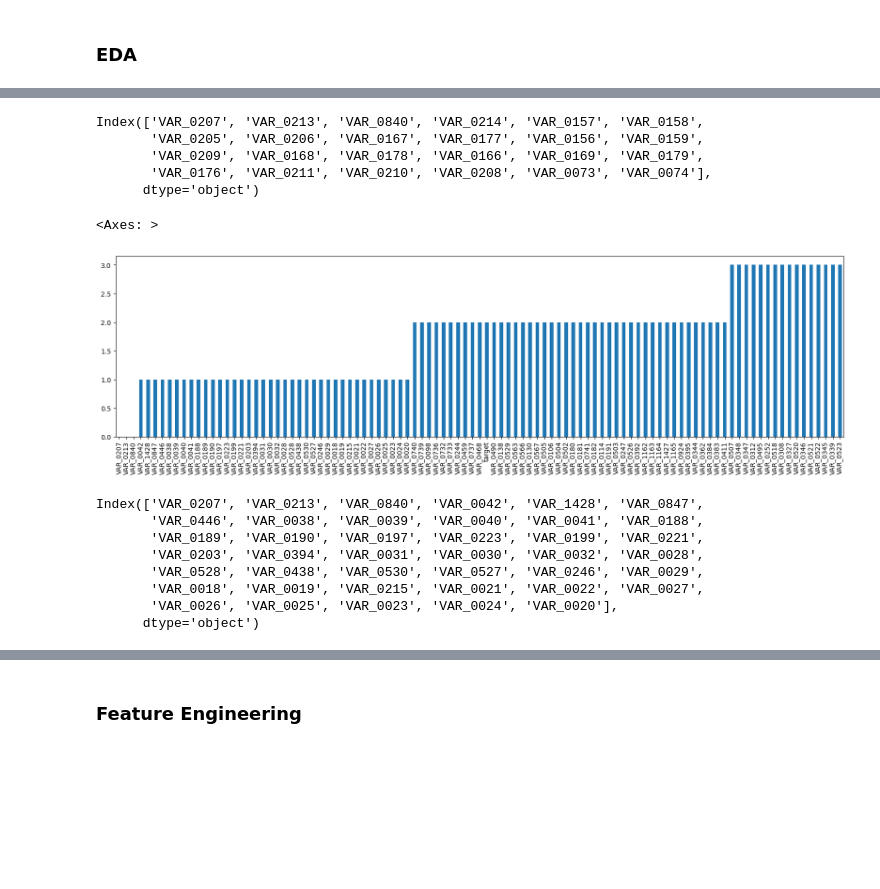
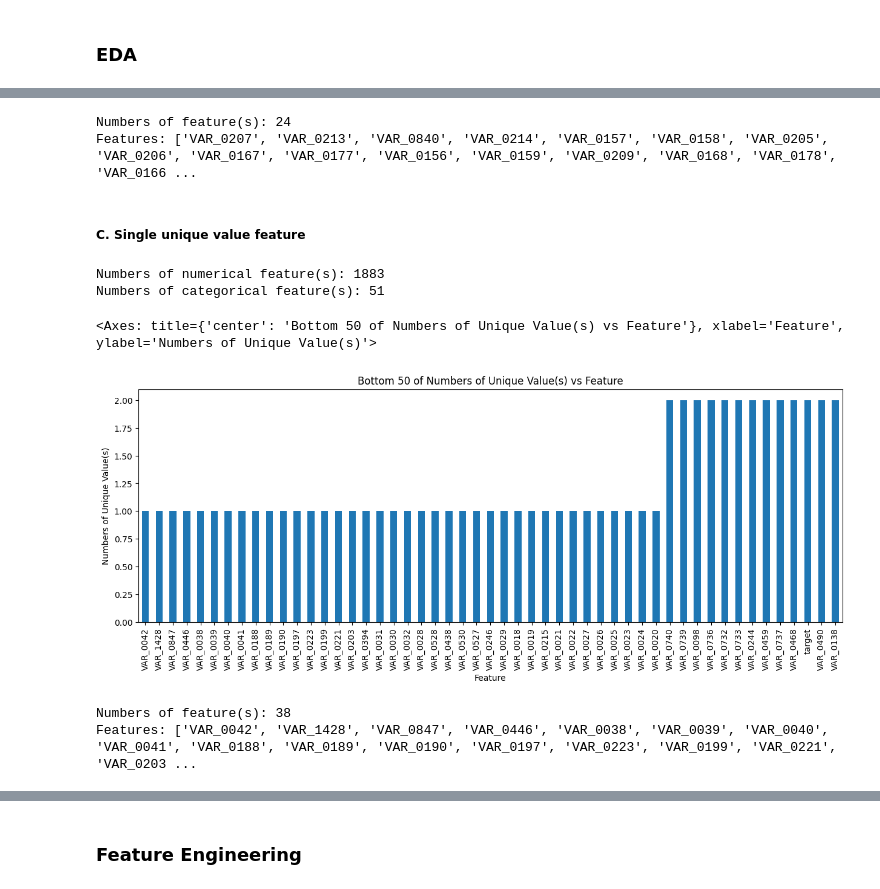
Before and after one commit to rezadzikri19/CLF-Spring-Leaf-Markeing-Response, a Jupyter notebook: marketing_classification.ipynb, the cells around one changed output, grey strips where cells are left out. Drawn from its saved outputs; the diff is of its cells as text; code cells hidden in the pictures; blank space fills up the shorter version.

```diff
--- a/marketing_classification.ipynb
+++ b/marketing_classification.ipynb
@@ -87,29 +124,38 @@ df_null_cols[:51].plot(kind='bar', figsize=(20, 5))
-# %%
-df_null_cols_70p = df_null_cols[df_null_cols > 0.6]
-df_null_cols_70p = df_null_cols_70p.index
-df_null_cols_70p
-# %% [output]
-Index(['VAR_0207', 'VAR_0213', 'VAR_0840', 'VAR_0214', 'VAR_0157', 'VAR_0158',
-       'VAR_0205', 'VAR_0206', 'VAR_0167', 'VAR_0177', 'VAR_0156', 'VAR_0159',
-       'VAR_0209', 'VAR_0168', 'VAR_0178', 'VAR_0166', 'VAR_0169', 'VAR_0179',
-       'VAR_0176', 'VAR_0211', 'VAR_0210', 'VAR_0208', 'VAR_0073', 'VAR_0074'],
-      dtype='object')
-# %%
-df_num_cols_low_var = df.select_dtypes(exclude=['object']).nunique().sort_values()
-df_num_cols_low_var[:101].plot(kind='bar', figsize=(20, 5))
-# %% [output]
-<Axes: >
-[figure, removed]
+# %%
+df_cols_null_70p = df_cols_null[df_cols_null > 0.69]
+df_cols_null_70p = df_cols_null_70p.index.to_list()
+
+print(f'Numbers of feature(s): {len(df_cols_null_70p)}\nFeatures: {df_cols_null_70p}')
+# %% [output]
+Numbers of feature(s): 24
+Features: ['VAR_0207', 'VAR_0213', 'VAR_0840', 'VAR_0214', 'VAR_0157', 'VAR_0158', 'VAR_0205', 'VAR_0206', 'VAR_0167', 'VAR_0177', 'VAR_0156', 'VAR_0159', 'VAR_0209', 'VAR_0168', 'VAR_0178', 'VAR_0166 ...
+# %% [markdown]
+##### **C. Single unique value feature**
+# %%
+df_num_cols = df.select_dtypes(exclude='category').columns
+df_cat_cols = df.select_dtypes('category').columns
+
+print(f'Numbers of numerical feature(s): {len(df_num_cols)}')
+print(f'Numbers of categorical feature(s): {len(df_cat_cols)}')
+# %% [output]
+Numbers of numerical feature(s): 1883
+Numbers of categorical feature(s): 51
+# %%
+df_num_cols_low_var = df[df_num_cols].nunique().sort_values()
+df_num_cols_low_var = df_num_cols_low_var[df_num_cols_low_var > 0][:51]
+df_num_cols_low_var.plot(kind='bar',
+                       figsize=(15, 5),
+                       title=r'Bottom 50 of Numbers of Unique Value(s) vs Feature',
+                       xlabel='Feature',
+                       ylabel='Numbers of Unique Value(s)')
+# %% [output]
+<Axes: title={'center': 'Bottom 50 of Numbers of Unique Value(s) vs Feature'}, xlabel='Feature', ylabel='Numbers of Unique Value(s)'>
+[figure, added]
 # %%
-df_num_cols_single = df_num_cols_low_var[df_num_cols_low_var <= 1]
-df_num_cols_single = df_num_cols_single.index
-df_num_cols_single
+df_num_cols_single = df_num_cols_low_var[df_num_cols_low_var == 1]
+df_num_cols_single = df_num_cols_single.index.to_list()
+
+print(f'Numbers of feature(s): {len(df_num_cols_single)}\nFeatures: {df_num_cols_single}')
 # %% [output]
-Index(['VAR_0207', 'VAR_0213', 'VAR_0840', 'VAR_0042', 'VAR_1428', 'VAR_0847',
-       'VAR_0446', 'VAR_0038', 'VAR_0039', 'VAR_0040', 'VAR_0041', 'VAR_0188',
-       'VAR_0189', 'VAR_0190', 'VAR_0197', 'VAR_0223', 'VAR_0199', 'VAR_0221',
-       'VAR_0203', 'VAR_0394', 'VAR_0031', 'VAR_0030', 'VAR_0032', 'VAR_0028',
-       'VAR_0528', 'VAR_0438', 'VAR_0530', 'VAR_0527', 'VAR_0246', 'VAR_0029',
-       'VAR_0018', 'VAR_0019', 'VAR_0215', 'VAR_0021', 'VAR_0022', 'VAR_0027',
-       'VAR_0026', 'VAR_0025', 'VAR_0023', 'VAR_0024', 'VAR_0020'],
-      dtype='object')
+Numbers of feature(s): 38
+Features: ['VAR_0042', 'VAR_1428', 'VAR_0847', 'VAR_0446', 'VAR_0038', 'VAR_0039', 'VAR_0040', 'VAR_0041', 'VAR_0188', 'VAR_0189', 'VAR_0190', 'VAR_0197', 'VAR_0223', 'VAR_0199', 'VAR_0221', 'VAR_0203 ...
```
Also changed, not shown: parts of 51 cells of this notebook.
